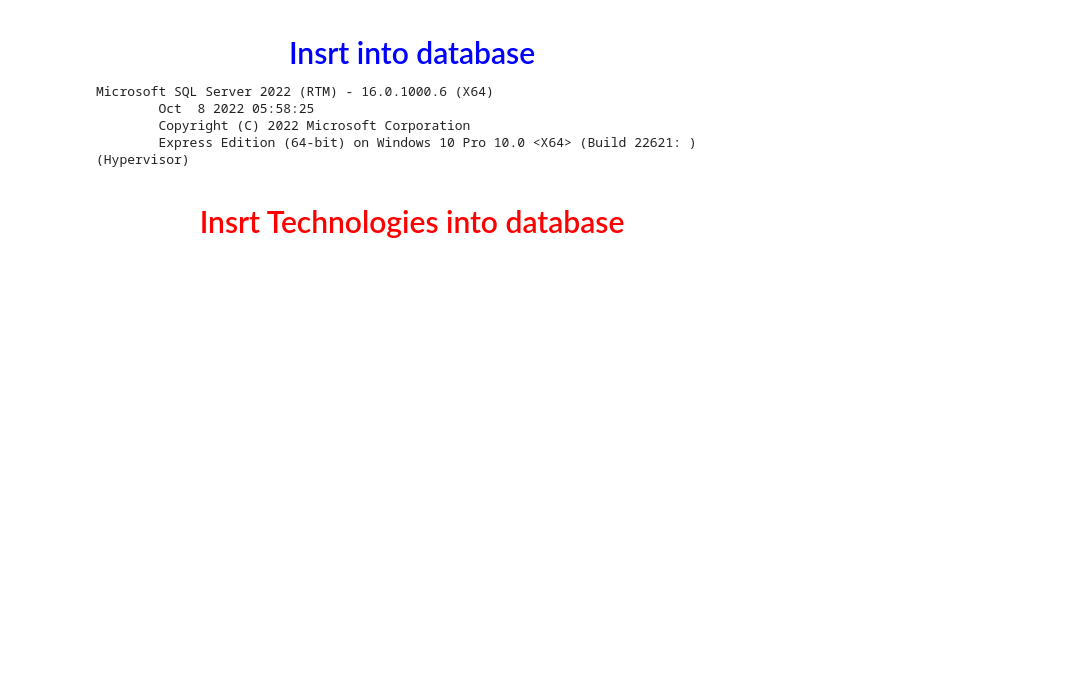
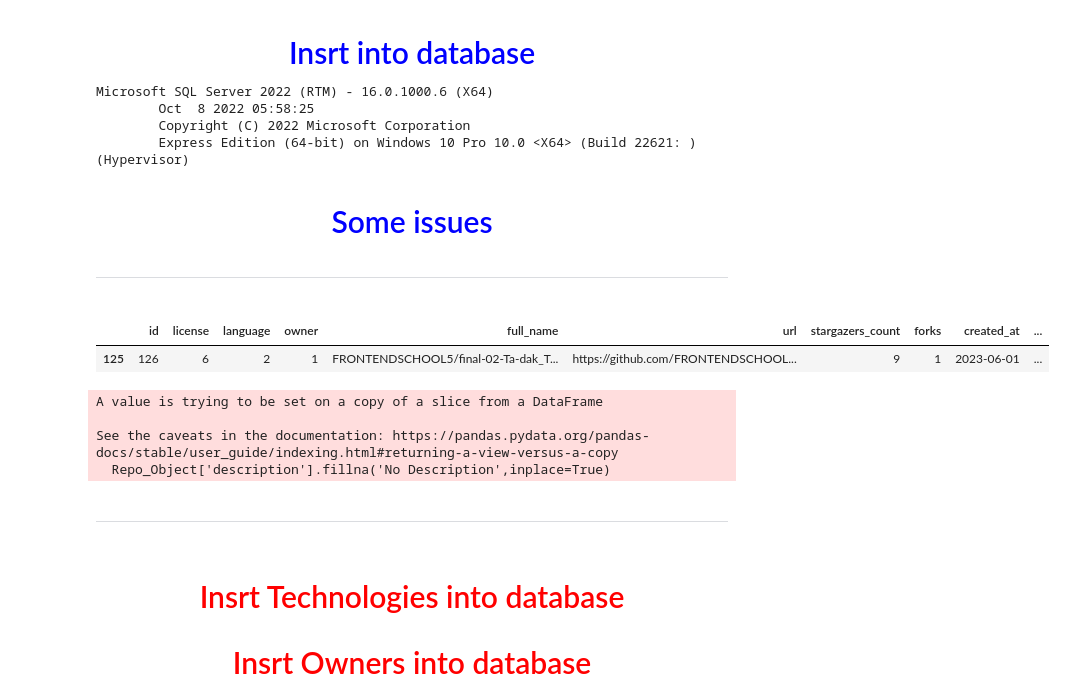
Before and after one commit to yassinessadi/data-engineer-youcode, a Jupyter notebook: Brief_github_Database/database_storage.ipynb, the cells around one changed output. Drawn from its saved outputs; the diff is of its cells as text; code cells hidden in the pictures; blank space fills up the shorter version.

```diff
--- a/Brief_github_Database/database_storage.ipynb
+++ b/Brief_github_Database/database_storage.ipynb
@@ -237,5 +220,31 @@ Microsoft SQL Server 2022 (RTM) - 16.0.1000.6 (X64)
         Oct  8 2022 05:58:25
         Copyright (C) 2022 Microsoft Corporation
         Express Edition (64-bit) on Windows 10 Pro 10.0 <X64> (Build 22621: ) (Hypervisor)
+# %% [markdown]
+# <h4 style='color:blue;font-size:30px;text-align:center;'> Some issues </h4>
+# %% [markdown]
+# <hr />
+# %%
+Repo_Object.loc[Repo_Object['id'] ==126]
+# %% [output]
+|  | id | license | language | owner | full_name | url | stargazers_count | forks | created_at | ... |
+| 125 | 126 | 6 | 2 | 1 | FRONTENDSCHOOL5/final-02-Ta-dak_T... | https://github.com/FRONTENDSCHOOL... | 9 | 1 | 2023-06-01 | ... |
+# %%
+index = contributors_main_df[contributors_main_df['full_name'] == "PKU-YuanGroup/ChatLaw"].index
+contributors_main_df.drop(index , inplace=True)
+contributors_main_df['full_name'].astype("int64")
+contributors_main_df.drop_duplicates(inplace=True)
+index = contributors_main_df.loc[(contributors_main_df['contributor'] == 126) & (contributors_main_df['full_name'] == 1)].index
+index1 = contributors_main_df.loc[(contributors_main_df['contributor'] == 129) & (contributors_main_df['full_name'] == 12701)].index
+contributors_main_df.drop(index,inplace=True)
+contributors_main_df.drop(index1,inplace=True)
+Repo_Object['description'].fillna('No Description',inplace=True)
+# %% [output]
+A value is trying to be set on a copy of a slice from a DataFrame
+
+See the caveats in the documentation: https://pandas.pydata.org/pandas-docs/stable/user_guide/indexing.html#returning-a-view-versus-a-copy
+  Repo_Object['description'].fillna('No Description',inplace=True)
+# %% [markdown]
+# <hr />
 # %% [markdown]
 # <h4 style='color:red;font-size:30px;text-align:center;'> Insrt Technologies into database </h4>
@@ -241,0 +261,2 @@ Microsoft SQL Server 2022 (RTM) - 16.0.1000.6 (X64)
+# %% [markdown]
+# <h4 style='color:red;font-size:30px;text-align:center;'> Insrt Owners into database </h4>
```
Also changed, not shown: parts of 15 cells of this notebook, 1 other file.
